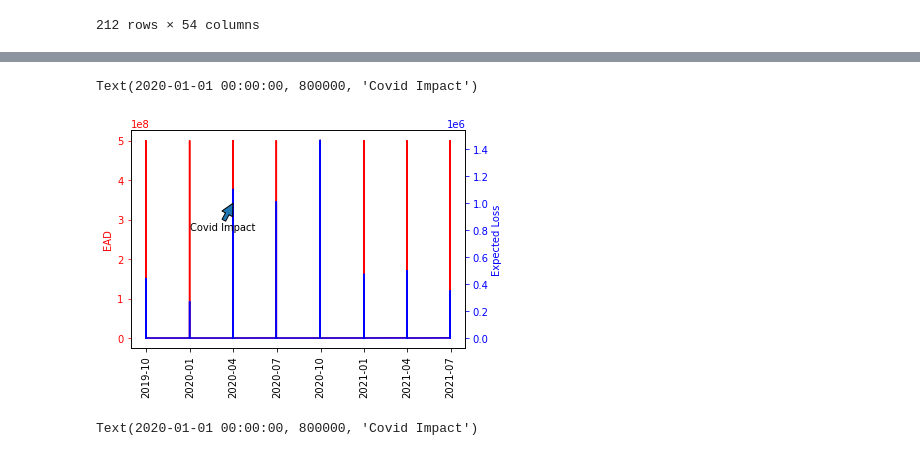
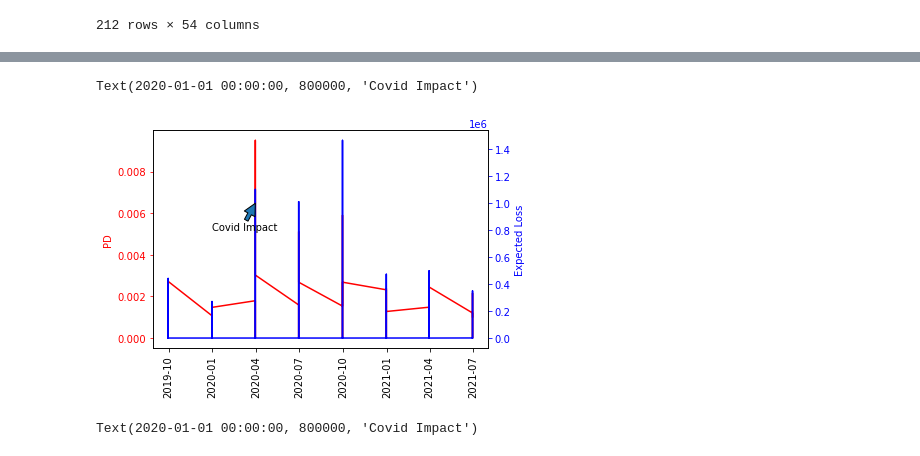
Before and after one commit to lucavice76/UCDPA_LucaVicentini, a Jupyter notebook: Untitled6.ipynb, the cells around one changed output, grey strips where cells are left out. Drawn from its saved outputs; the diff is of its cells as text; code cells hidden in the pictures.

```diff
--- a/Untitled6.ipynb
+++ b/Untitled6.ipynb
@@ -39,19 +61,19 @@ ECL.loc["2020-03-31"]
 # %%
 fig, ax = plt.subplots()
-ax.plot(ECL.index, ECL["EAD1Y"], color="red")
-ax.set_ylabel("EAD", color="red")
+ax.plot(ECL.index, ECL["PD1Y"], color="red")
+ax.set_ylabel("PD", color="red")
 ax.set_xticklabels(ECL.index, rotation=90)
 ax.tick_params("y", colors="red")
 ax2 = ax.twinx()
 ax2.plot(ECL.index, ECL["EXPECTED_LOSS_1Y"], color="blue")
 ax2.set_xlabel("Time")
 ax2.set_ylabel("Expected Loss", color="blue")
 ax2.tick_params("y", colors="blue")
 ax2.annotate("Covid Impact", xy=(pd.Timestamp("2020-03-31"), 1000000), xytext=(pd.Timestamp("2020-01"),800000),
             arrowprops={})
 # %% [output]
 Text(2020-01-01 00:00:00, 800000, 'Covid Impact')
-[figure, old version]
+[figure, new version]
 # %%
 fig, ax2 = plt.subplots()
 ax2.plot(ECL.index, ECL["EXPECTED_LOSS_1Y"], color="blue")
```
Also changed, not shown: parts of 2 cells of this notebook.
